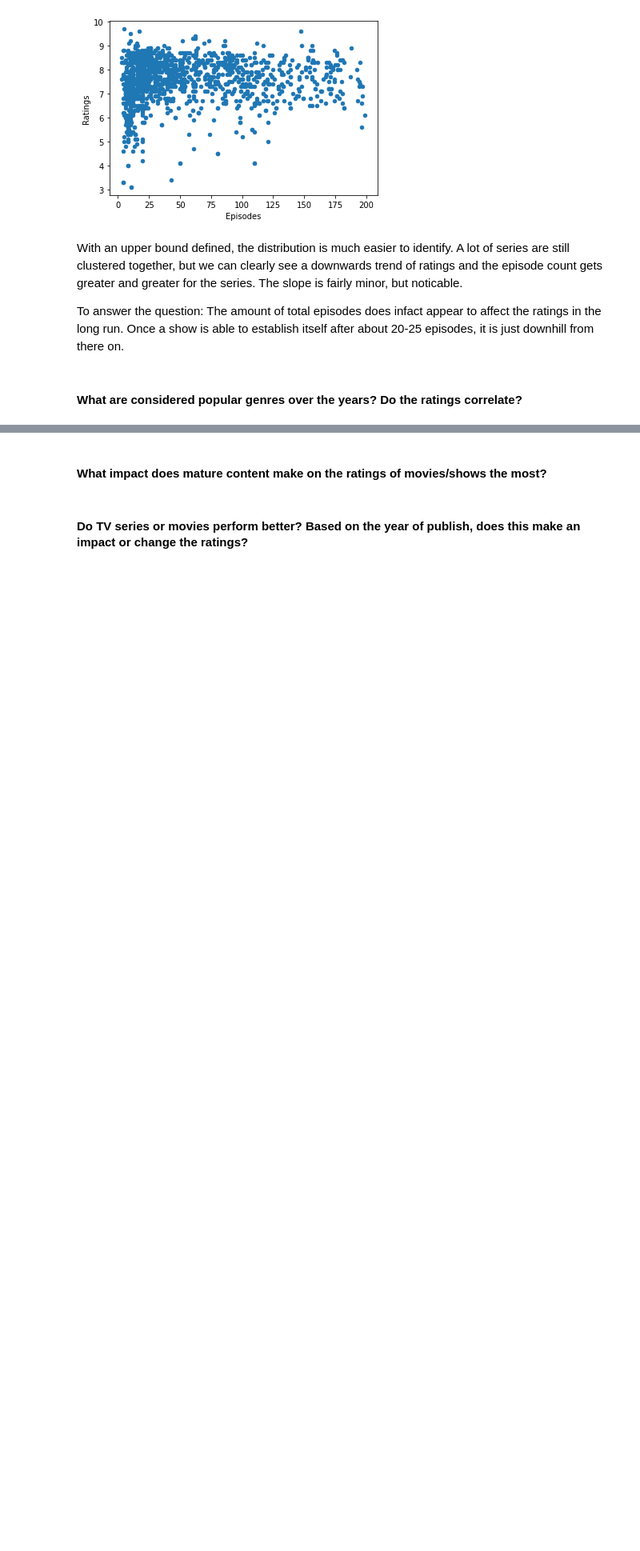
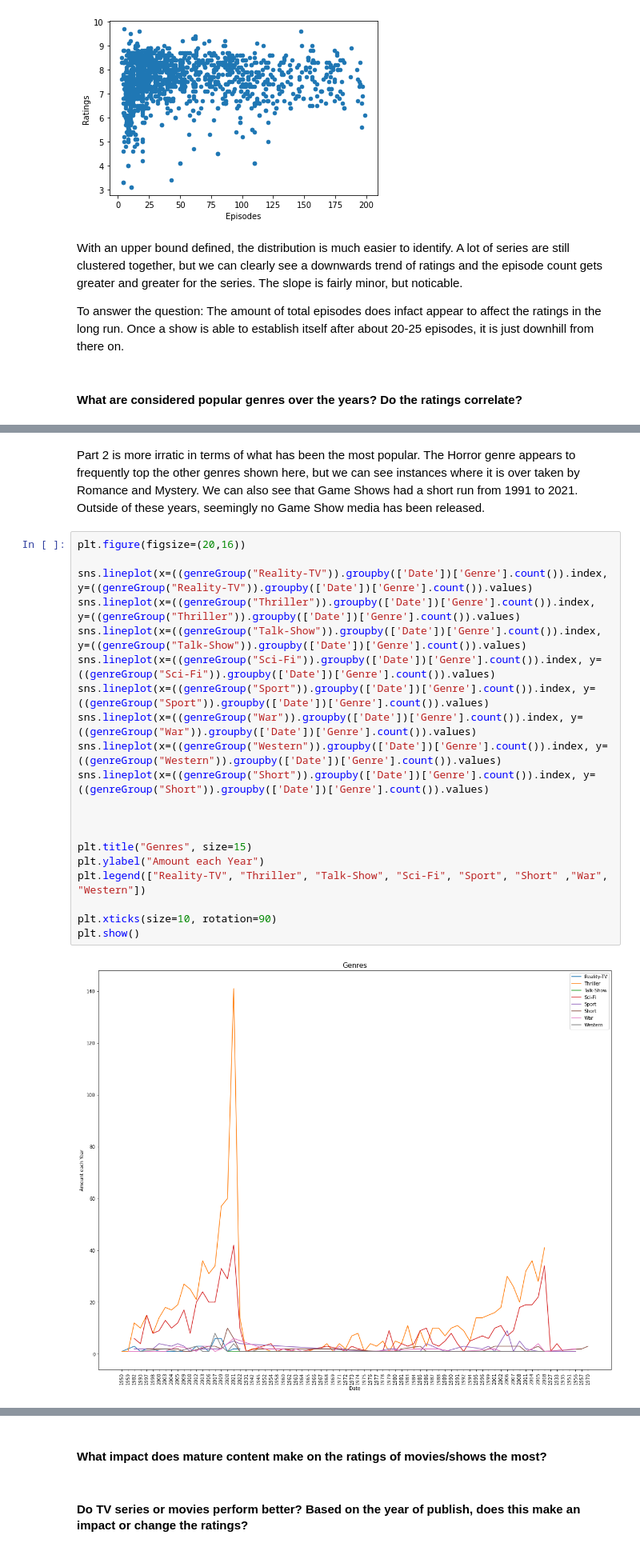
Before and after one commit to JTFin/CSCI2000U-Project, a Jupyter notebook: project-group29.ipynb, the cells around one changed output, grey strips where cells are left out. Shown at 80% size. Cells and saved outputs as stored; diff of their text form; blank space fills up the shorter version.

```diff
--- a/project-group29.ipynb
+++ b/project-group29.ipynb
@@ -231,0 +385,24 @@ To answer the question: The amount of total episodes does infact appear to affec
+# %% [markdown]
+Part 2 is more irratic in terms of what has been the most popular. The Horror genre appears to frequently top the other genres shown here, but we can see instances where it is over taken by Romance and Mystery. We can also see that Game Shows had a short run from 1991 to 2021. Outside of these years, seemingly no Game Show media has been released.
+# %%
+plt.figure(figsize=(20,16))
+
+sns.lineplot(x=((genreGroup("Reality-TV")).groupby(['Date'])['Genre'].count()).index, y=((genreGroup("Reality-TV")).groupby(['Date'])['Genre'].count()).values)
+sns.lineplot(x=((genreGroup("Thriller")).groupby(['Date'])['Genre'].count()).index, y=((genreGroup("Thriller")).groupby(['Date'])['Genre'].count()).values)
+sns.lineplot(x=((genreGroup("Talk-Show")).groupby(['Date'])['Genre'].count()).index, y=((genreGroup("Talk-Show")).groupby(['Date'])['Genre'].count()).values)
+sns.lineplot(x=((genreGroup("Sci-Fi")).groupby(['Date'])['Genre'].count()).index, y=((genreGroup("Sci-Fi")).groupby(['Date'])['Genre'].count()).values)
+sns.lineplot(x=((genreGroup("Sport")).groupby(['Date'])['Genre'].count()).index, y=((genreGroup("Sport")).groupby(['Date'])['Genre'].count()).values)
+sns.lineplot(x=((genreGroup("War")).groupby(['Date'])['Genre'].count()).index, y=((genreGroup("War")).groupby(['Date'])['Genre'].count()).values)
+sns.lineplot(x=((genreGroup("Western")).groupby(['Date'])['Genre'].count()).index, y=((genreGroup("Western")).groupby(['Date'])['Genre'].count()).values)
+sns.lineplot(x=((genreGroup("Short")).groupby(['Date'])['Genre'].count()).index, y=((genreGroup("Short")).groupby(['Date'])['Genre'].count()).values)
+
+
+
+plt.title("Genres", size=15)
+plt.ylabel("Amount each Year")
+plt.legend(["Reality-TV", "Thriller", "Talk-Show", "Sci-Fi", "Sport", "Short" ,"War", "Western"])
+
+plt.xticks(size=10, rotation=90)
+plt.show()
+# %% [output]
+[figure, added]
```
Also changed, not shown: parts of 26 cells of this notebook.
